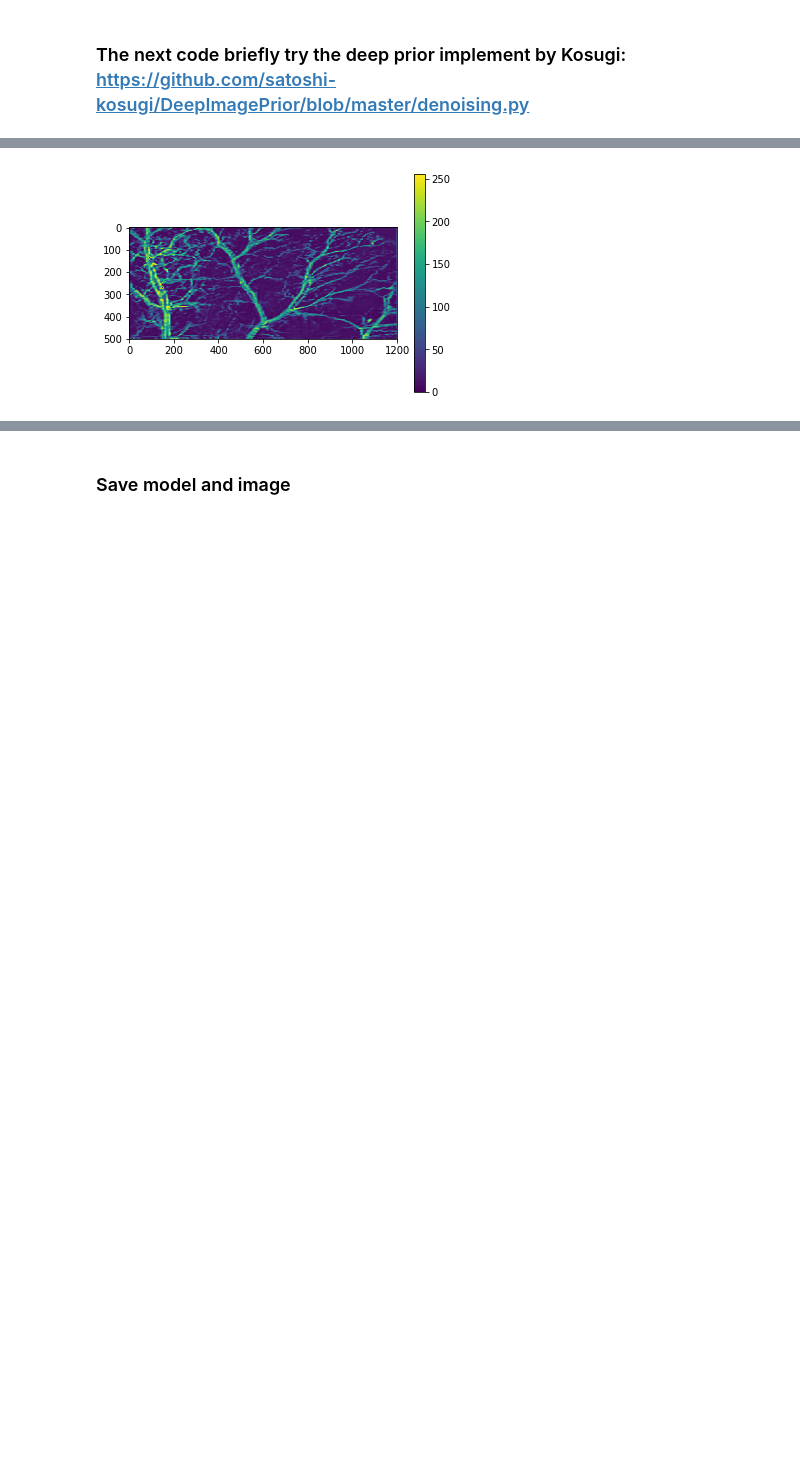
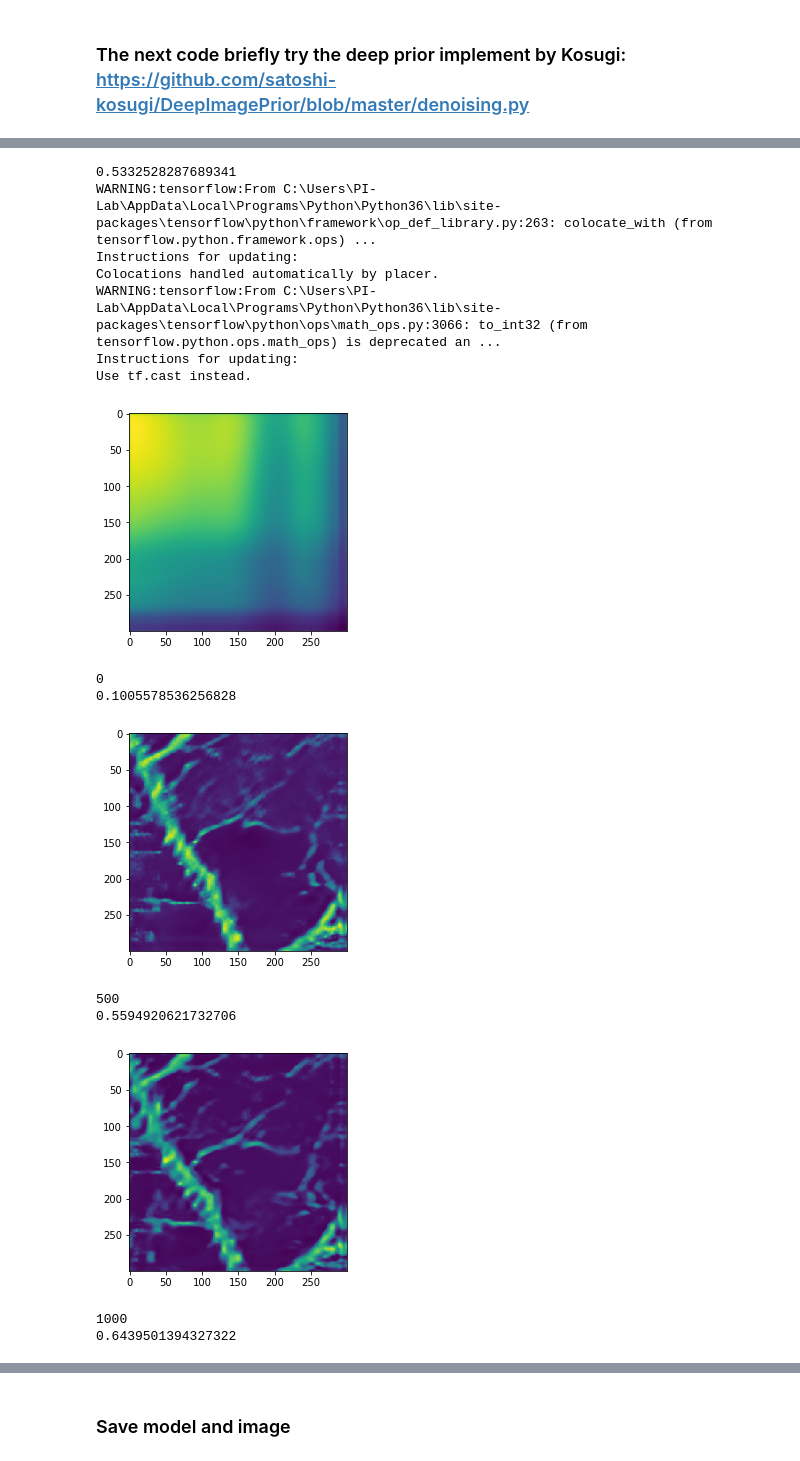
Before and after one commit to trivu169/deep-prior-pam, a Jupyter notebook: dipPAM.ipynb, the cells around one changed output, grey strips where cells are left out. Drawn from its saved outputs; the diff is of its cells as text; code cells hidden in the pictures; blank space fills up the shorter version.

```diff
--- a/dipPAM.ipynb
+++ b/dipPAM.ipynb
@@ -55,3 +60,12 @@ constructPlot(im, ['', 'Mask', 'Sparsely-sampled', 'Fully-sampled'], fsize=(10,1
+# %%
+if NOISE_REG_EXAM:
+    im, im_gt, im_masked, im_mask, im_down, factor = readImg(im)
+    constructPlot(im,
+                  ['', 'Mask', 'Sparsely-sampled', 'Fully-sampled'],
+                  fsize=(10,10))
+    noise_range = [0.01, 0.21]
+#     noise_reg = np.linspace(noise_range[0], noise_range[1], num=31)
+    noise_reg = np.arange(noise_range[0], noise_range[1], step=0.01)
 # %%
 im.shape
 # %% [output]
@@ -59,9 +73,2 @@ im.shape
 # %% [markdown]
 ### The next code briefly try the deep prior implement by Kosugi: https://github.com/satoshi-kosugi/DeepImagePrior/blob/master/denoising.py
-# %%
-im_mask = im[:, :, 0]
-im_masked = im[:, :, 1]
-im_gt = im[:, :, 2]
-
-# plt.imshow(im[:, :, 0])
-# im = im.astype(np.uint8)
@@ -85,12 +74,0 @@ im_gt = im[:, :, 2]
-# %%
-# Get the down-sampled image
-im_down = im_masked[im_mask!=0];
-[x_down, y_down] = np.where(im_mask!=0);
-x_down = np.unique(x_down);
-y_down = np.unique(y_down);
-im_down = im_down.reshape(len(x_down), len(y_down));
-plt.imshow(im_down)
-plt.show()
-
-plt.imshow(im_gt)
-plt.show()
@@ -329,6 +75,27 @@ im[:, :, 1] = temp.astype(np.uint8)
-# %%
-plt.imshow(np.squeeze(im[:, :, 1]))
-plt.colorbar()
-plt.show()
-# %% [output]
-[figure, removed]
+# %%
+# For regular training
+if REG_TRAINING:
+    cur_ssim = ssim(im_down.astype(np.uint8), im_gt)
+    print(str(cur_ssim))
+    [sr_image, l, model,
+     totalTrainingTimeHr,
+     input_noise] = train_dp(im_masked, im_gt, im_mask, iter=5000,
+             noise_reg=0.07, show_output=True)
+    print('Done')
+# %% [output]
+0.5332528287689341
+WARNING:tensorflow:From C:\Users\PI-Lab\AppData\Local\Programs\Python\Python36\lib\site-packages\tensorflow\python\framework\op_def_library.py:263: colocate_with (from tensorflow.python.framework.ops) ...
+Instructions for updating:
+Colocations handled automatically by placer.
+WARNING:tensorflow:From C:\Users\PI-Lab\AppData\Local\Programs\Python\Python36\lib\site-packages\tensorflow\python\ops\math_ops.py:3066: to_int32 (from tensorflow.python.ops.math_ops) is deprecated an ...
+Instructions for updating:
+Use tf.cast instead.
+[figure, added]
+0
+0.1005578536256828
+[figure, added]
+500
+0.5594920621732706
+[figure, added]
+1000
+0.6439501394327322
```
Also changed, not shown: parts of 41 cells of this notebook, 5 other files.
